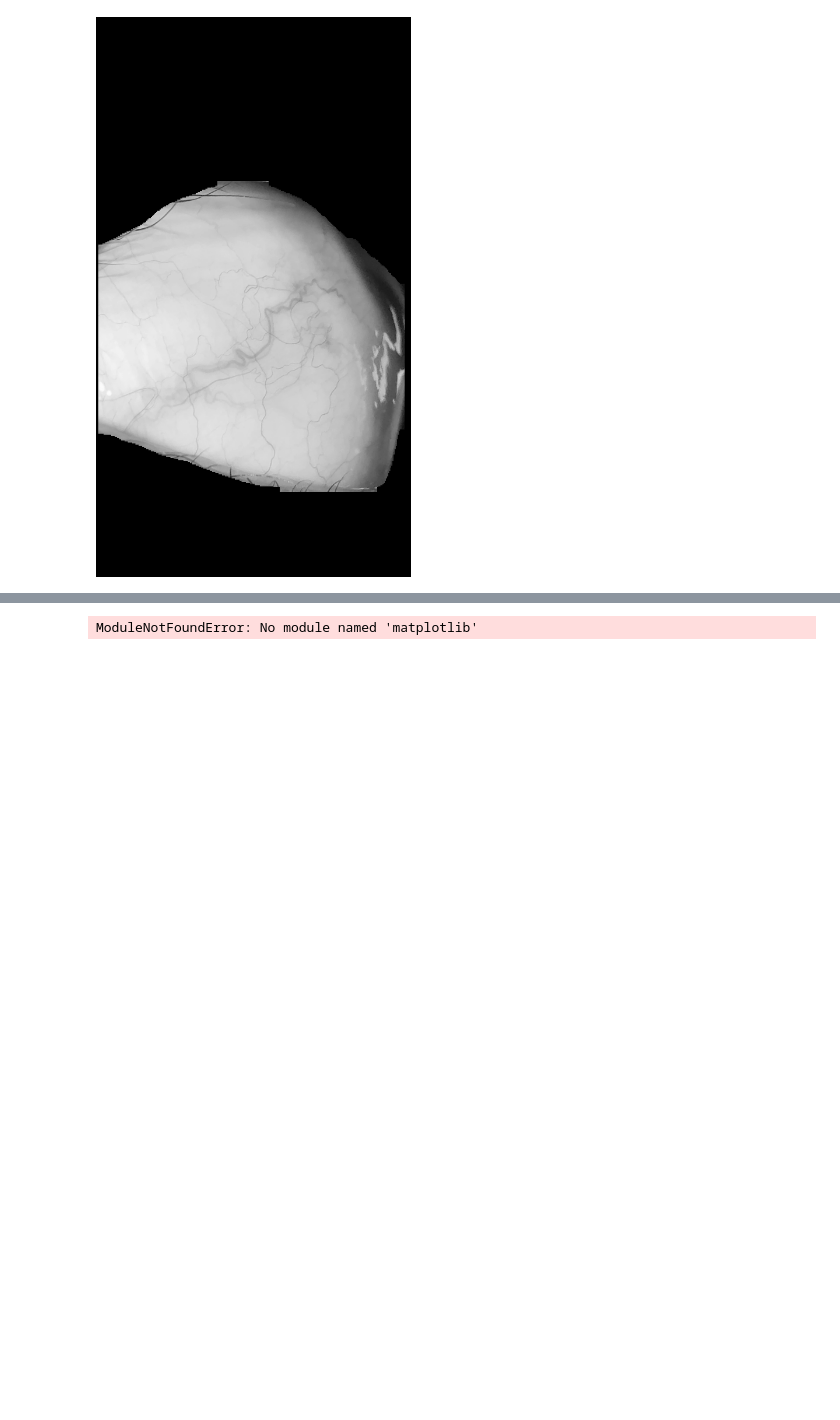
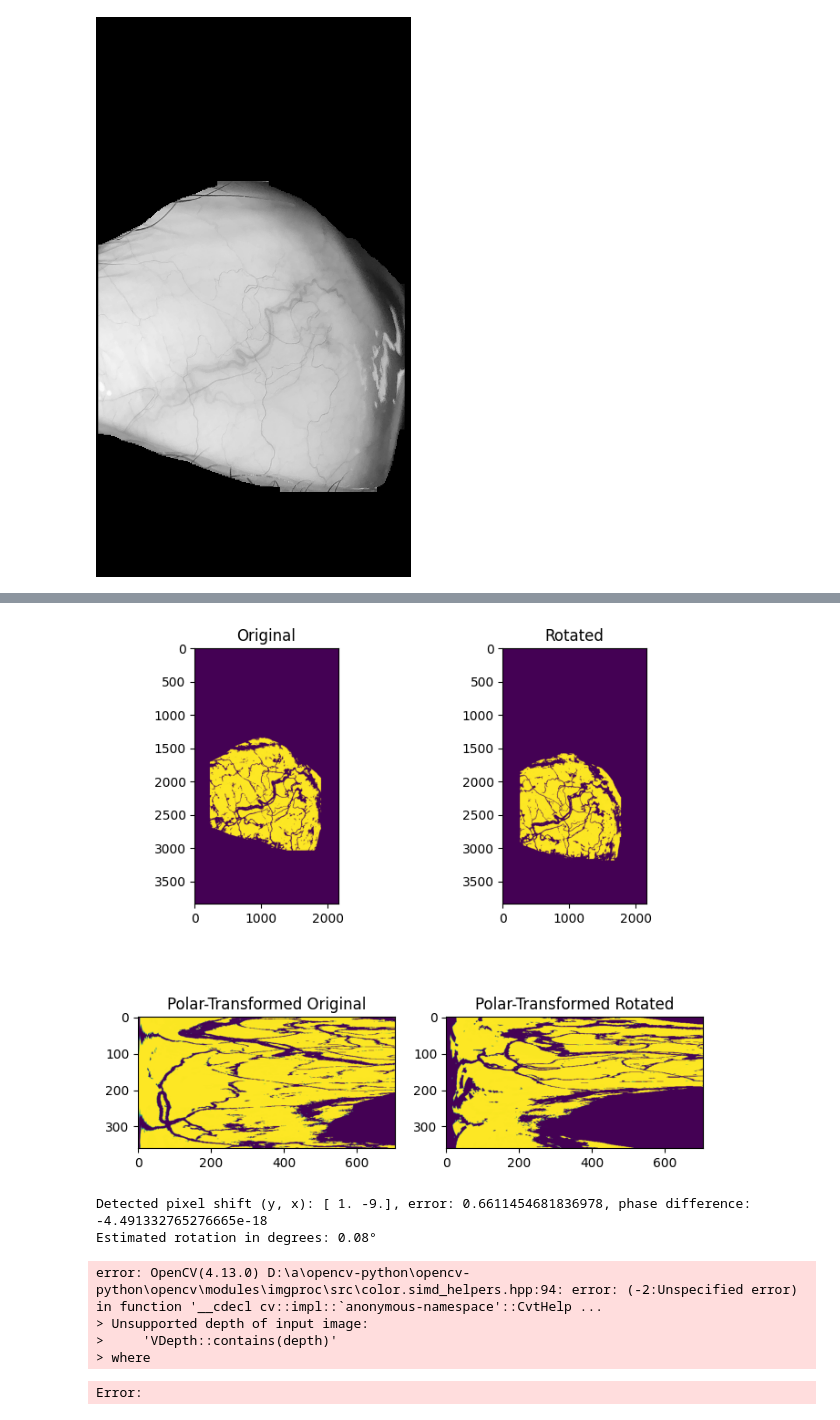
Before and after one commit to Asik007/CatsEye-Python, a Jupyter notebook: Testing.ipynb, the cells around one changed output, grey strips where cells are left out. Saved outputs shown, nothing was run; the diff lists cells and outputs as text; code cells hidden in the pictures; blank space fills up the shorter version.

```diff
--- a/Testing.ipynb
+++ b/Testing.ipynb
@@ -547,36 +564,86 @@ print(f"Best match shift (y={y2}, x={x2}) with score={score2:.4f}")
 # %%
 import numpy as np
 import matplotlib.pyplot as plt
 
-from skimage import data
+# from skimage import data
 from skimage.registration import phase_cross_correlation
 from skimage.transform import warp_polar, rotate, rescale
 from skimage.util import img_as_float
 import cv2
 
+import numpy as np
+from skimage.transform import warp
+
+def unwarp_polar(polar_img, center, radius, output_shape):
+    """
+    Converts a polar image back to rectangular (Cartesian) coordinates.
+    """
+    def inverse_map(coords):
+        # Shift origin to center
+        x = coords[:, 1] - center[1]
+        y = coords[:, 0] - center[0]
+
+        # Calculate polar coordinates from rectangular
+        r = np.sqrt(x**2 + y**2)
+        theta = np.arctan2(y, x)
+
+        # Wrap theta from [-pi, pi] to [0, 2*pi]
+        theta = np.mod(theta, 2 * np.pi)
+
+        # Map theta and r to polar image indices
+        # theta axis (rows), r axis (columns)
+        tr = theta * (polar_img.shape[0] - 1) / (2 * np.pi)
+        tc = r * (polar_img.shape[1] - 1) / radius
+
+        return np.column_stack((tr, tc))
+
+    return warp(polar_img, inverse_map, output_shape=output_shape)
+
+
 radius = 705
-angle = 35
-image = result
-image = img_as_float(image)
-rotated = rotate(image, angle)
-image_polar = warp_polar(image, radius=radius, channel_axis=-1)
-rotated_polar = warp_polar(rotated, radius=radius, channel_axis=-1)
+# angle = 35
+# image = cv2.cvtColor(result, cv2.COLOR_GRAY2RGB)
+result_gray = cv2.cvtColor(result, cv2.COLOR_BGR2GRAY)
+result2_gray = cv2.cvtColor(result2, cv2.COLOR_BGR2GRAY)
+image = img_as_float(result_gray)
+rotated = img_as_float(result2_gray)
+# rotated = rotate(image, angle)
+image_polar = warp_polar(image, radius=705)
+rotated_polar = warp_polar(rotated, radius=705)
 
 fig, axes = plt.subplots(2, 2, figsize=(8, 8))
 ax = axes.ravel()
 ax[0].set_title("Original")
 ax[0].imshow(image)
 ax[1].set_title("Rotated")
 ax[1].imshow(rotated)
 ax[2].set_title("Polar-Transformed Original")
 ax[2].imshow(image_polar)
 ax[3].set_title("Polar-Transformed Rotated")
 ax[3].imshow(rotated_polar)
 plt.show()
 
 shifts, error, phasediff = phase_cross_correlation(
     image_polar, rotated_polar, normalization=None
 )
+print(f"Detected pixel shift (y, x): {shifts}, error: {error}, phase difference: {phasediff}")
+
+# convert the polar shift to a cartesian shift
+cartesian_shift = shifts * radius / (image_polar.shape[1] - 1)
+print(f"Estimated rotation in degrees: {cartesian_shift[0] * 360 / (2 * np.pi * radius):.2f}°")
+# now transform rotated to match the original using the estimated rotation
+estimated_rotation = cartesian_shift[0] * 360 / (2 * np.pi * radius)
+estimated_translation = cartesian_shift[1]
+rotated_aligned = rotate(result2, -estimated_rotation)
+# show the aligned image
+show(rotated_aligned)
 # %% [output]
+[figure, added]
-ModuleNotFoundError: No module named 'matplotlib'
+Detected pixel shift (y, x): [ 1. -9.], error: 0.6611454681836978, phase difference: -4.491332765276665e-18
+Estimated rotation in degrees: 0.08°
+error: OpenCV(4.13.0) D:\a\opencv-python\opencv-python\opencv\modules\imgproc\src\color.simd_helpers.hpp:94: error: (-2:Unspecified error) in function '__cdecl cv::impl::`anonymous-namespace'::CvtHelp ...
+> Unsupported depth of input image:
+>     'VDepth::contains(depth)'
+> where
+Error:
 # %%
```
Also changed, not shown: parts of 9 cells of this notebook, 16 other files.
